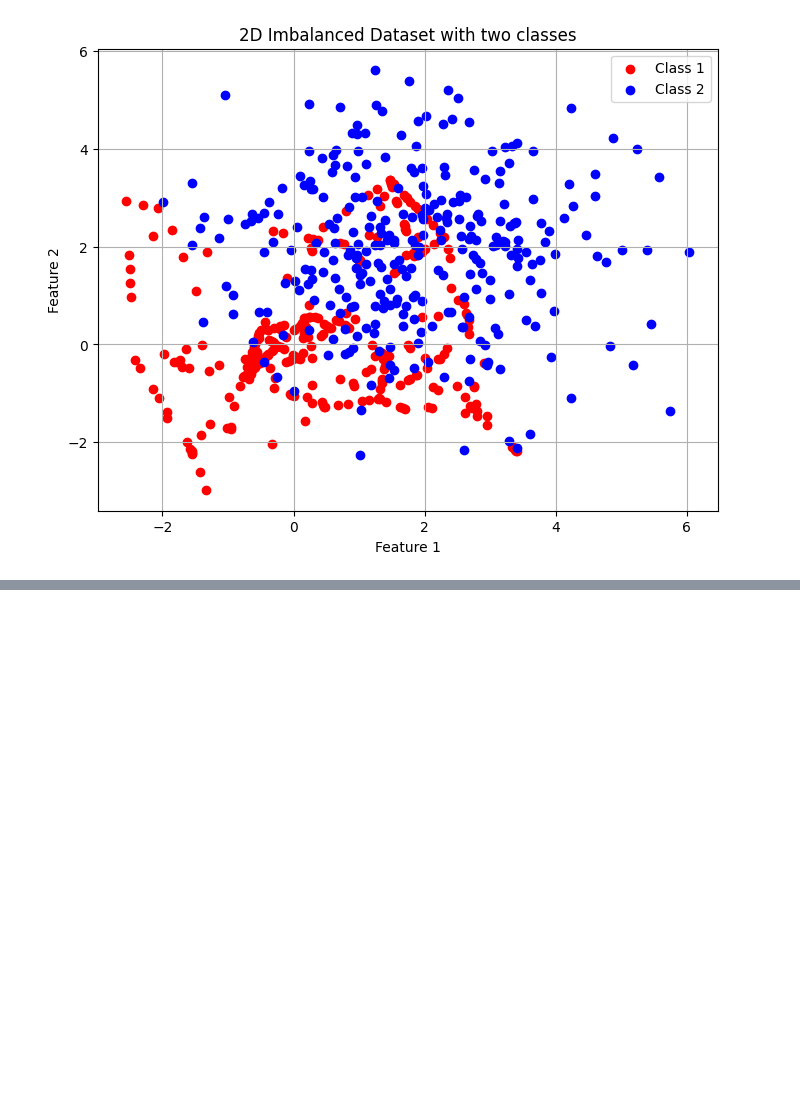
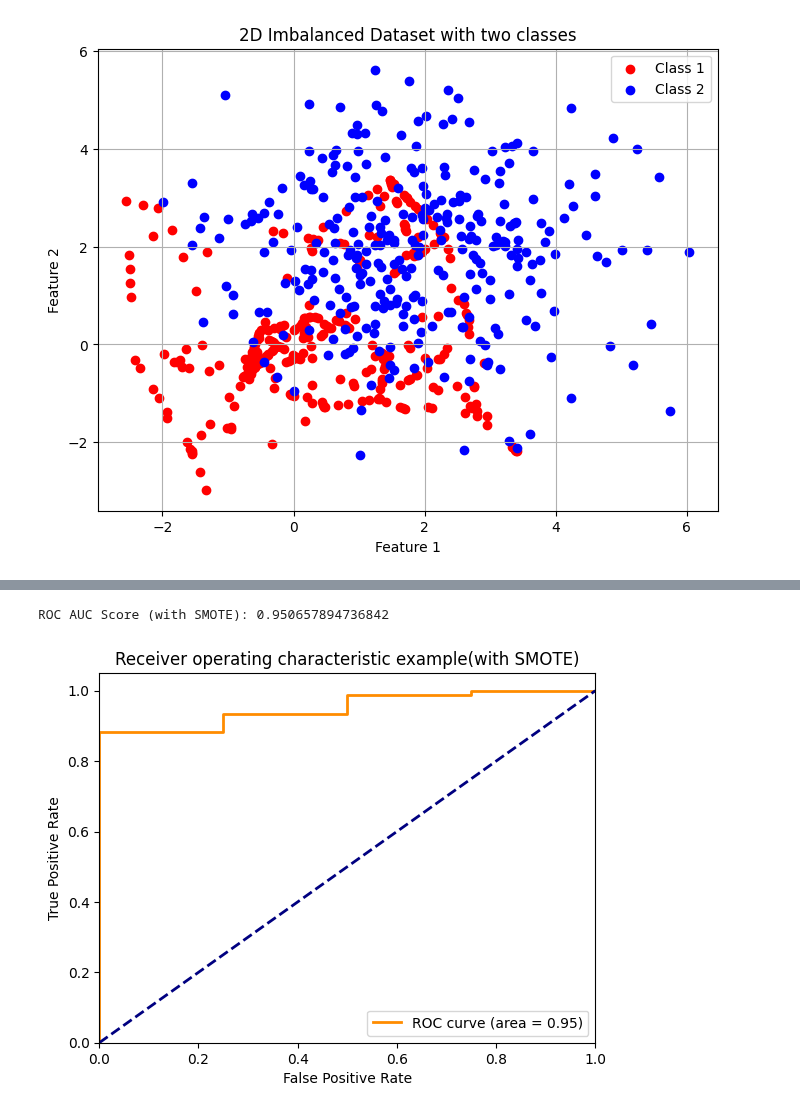
Before and after one commit to Saifullah785/machine-learning-engineer-roadmap, a Jupyter notebook: Lecture_77_imbalanced_data_yt/Lecture_77_imbalanced_data_yt.ipynb, the cells around one changed output, grey strips where cells are left out. Drawn from its saved outputs; the diff is of its cells as text; code cells hidden in the pictures; blank space fills up the shorter version.

Commit message:
Created using Colab while practicing the code on Initialize and train the RandomForest classifier on resampled data in the lecture of Lecture_77_imbalanced_data_yt

```diff
--- a/Lecture_77_imbalanced_data_yt/Lecture_77_imbalanced_data_yt.ipynb
+++ b/Lecture_77_imbalanced_data_yt/Lecture_77_imbalanced_data_yt.ipynb
@@ -272,0 +295,4 @@ plt.show()
+# %%
+# initialize and train RandomForest classifier on resampled data
+classifier_smote = LogisticRegression()
+classifier_smote.fit(X_resampled_smote, y_resampled_smote)
@@ -272,0 +301,4 @@ plt.show()
+# %%
+# predict test set
+y_pred_smote = classifier_smote.predict(X_test)
+y_proba_smote = classifier_smote.predict_proba(X_test)[:, 1]
@@ -272,0 +319,21 @@ plt.show()
+# %%
+# print ROC AUC Score for SMOTE data
+print('ROC AUC Score (with SMOTE):', roc_auc_score(y_test, y_proba_smote))
+# %% [output]
+ROC AUC Score (with SMOTE): 0.950657894736842
+# %%
+# plotting ROC AUC Curve for SMOTE data
+fpr_smote, tpr_smote, _ = roc_curve(y_test, y_proba_smote)
+plt.figure()
+plt.plot(fpr_smote, tpr_smote, color='darkorange', lw=2, label= 'ROC curve (area = %0.2f)' % roc_auc_score(y_test, y_proba_smote))
+
+plt.plot([0,1], [0,1], color='navy', lw=2, linestyle='--')
+plt.xlim([0.0, 1.0])
+plt.ylim([0.0, 1.05])
+plt.xlabel('False Positive Rate')
+plt.ylabel('True Positive Rate')
+plt.title('Receiver operating characteristic example(with SMOTE)')
+plt.legend(loc="lower right")
+plt.show()
+# %% [output]
+[figure, added]
```
Also changed, not shown: parts of 8 cells of this notebook.
